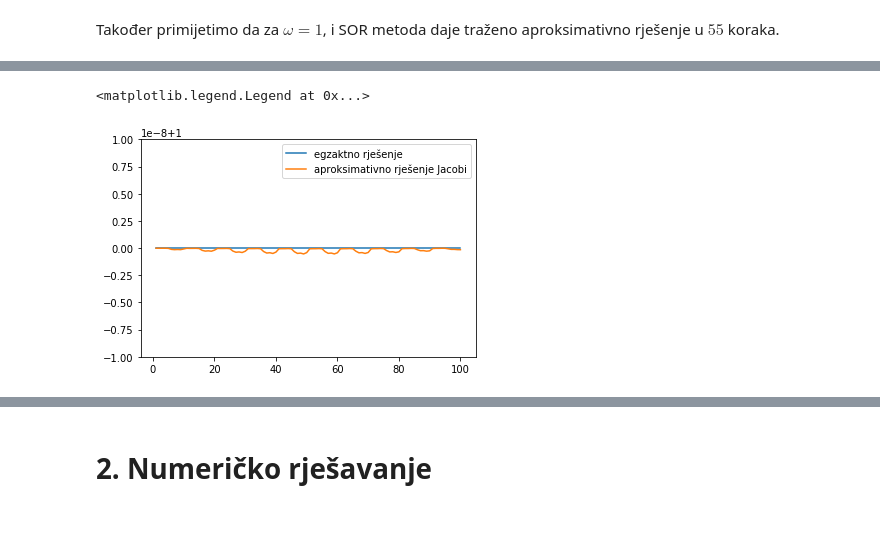
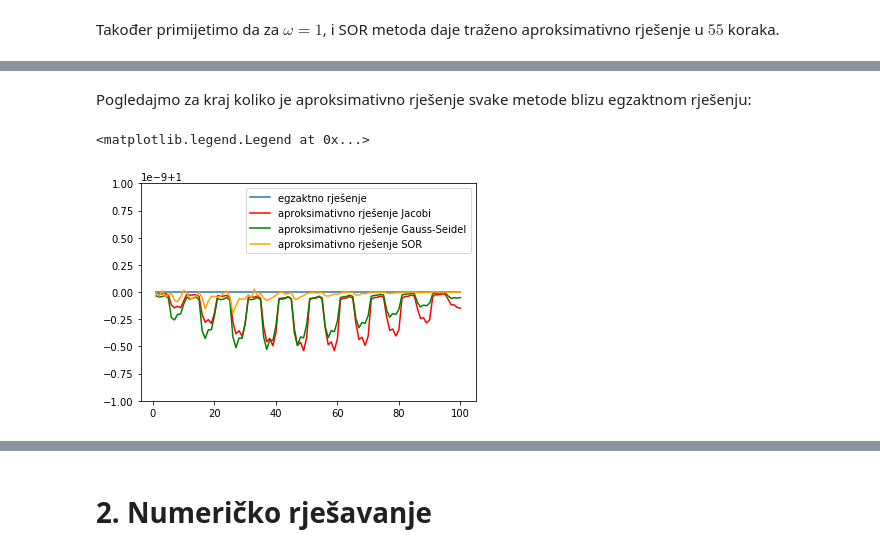
Before and after one commit to matkobrandic/PythonEssay, a Jupyter notebook: Numeričko rješavanje sustava linearnih jednadžbi i inicijalnog problema za ODJ.ipynb, the cells around one changed output, grey strips where cells are left out. Cells and saved outputs as stored; diff of their text form; code cells hidden in the pictures; blank space fills up the shorter version.

```diff
--- a/Numeričko rješavanje sustava linearnih jednadžbi i inicijalnog problema za ODJ.ipynb
+++ b/Numeričko rješavanje sustava linearnih jednadžbi i inicijalnog problema za ODJ.ipynb
@@ -391,11 +400,15 @@ Video("GaussSeidelStieltjes.mp4")
 Video("SORStieltjes.mp4")
 # %% [output]
 [interactive output not drawn]
+# %% [markdown]
+Pogledajmo za kraj koliko je aproksimativno rješenje svake metode blizu egzaktnom rješenju:
 # %%
-plt.ylim([0.99999999, 1.00000001])
+plt.ylim([1-1e-9, 1+1e-9])
 plt.plot(xAxis, one, label='egzaktno rješenje')
-plt.plot(xAxis, approxJacobi[-1].T, label='aproksimativno rješenje Jacobi')
+plt.plot(xAxis, approxJacobi[-1].T, label='aproksimativno rješenje Jacobi', color='red')
+plt.plot(xAxis, approxGS[-1].T, label='aproksimativno rješenje Gauss-Seidel', color='green')
+plt.plot(xAxis, approxSOR[-1].T, label='aproksimativno rješenje SOR', color='orange')
 plt.legend()
 # %% [output]
 <matplotlib.legend.Legend at 0x...>
-[figure, old version]
+[figure, new version]
```
Also changed, not shown: parts of 42 cells of this notebook.
